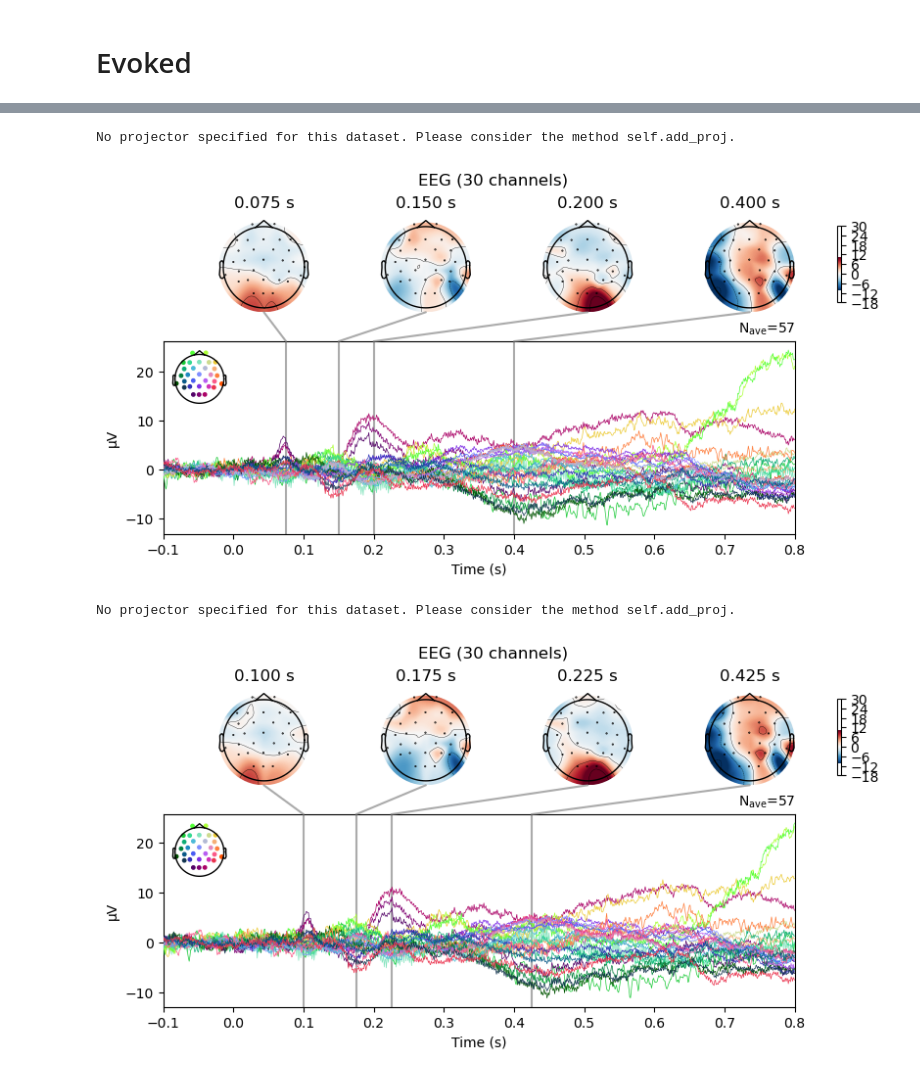
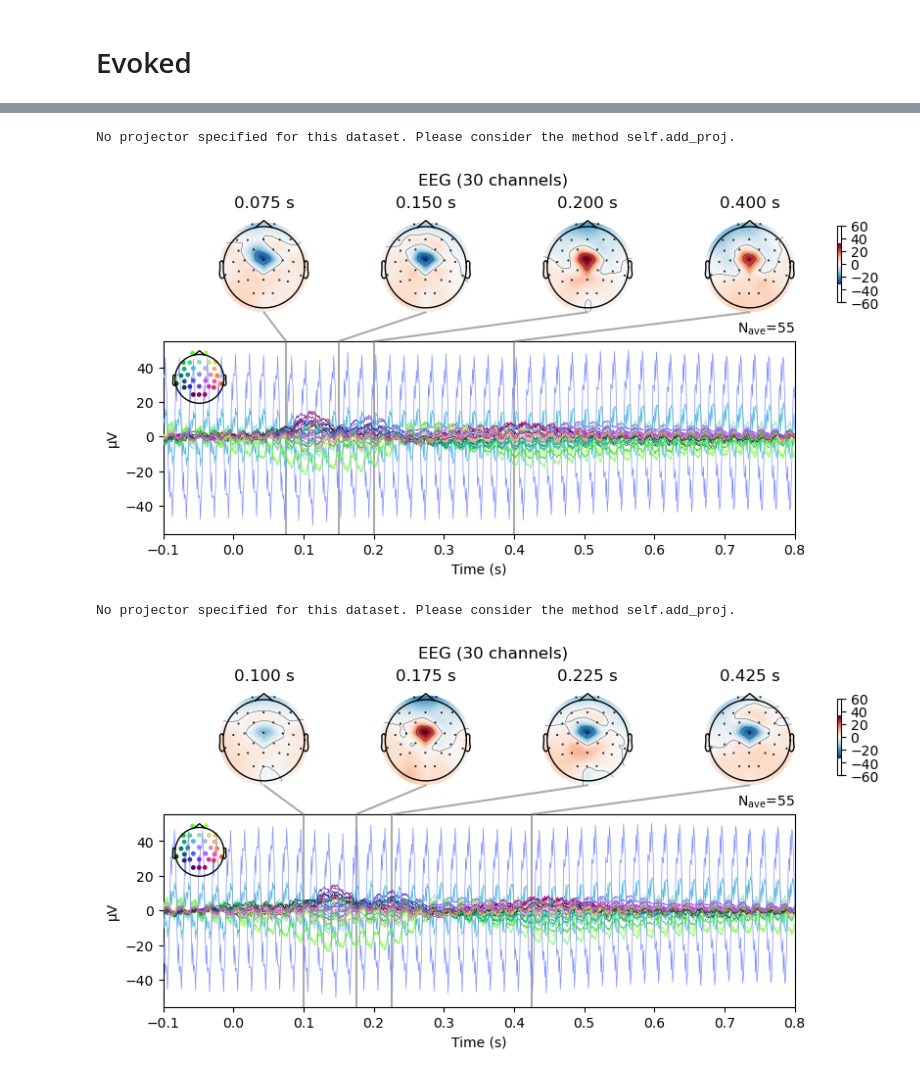
Before and after one commit to LinaWalk13/ore_EEG, a Jupyter notebook: diode_testing.ipynb, the cells around one changed output, grey strips where cells are left out. Drawn from its saved outputs; the diff is of its cells as text; code cells hidden in the pictures.

```diff
--- a/diode_testing.ipynb
+++ b/diode_testing.ipynb
@@ -273,12 +429,30 @@ combining channels using "mean"
 # %% [markdown]
 # Evoked
 # %%
-evoked_std_adjust = std_adjust.average()
-evoked_std_orig = std_orig.average()
+# Compute averages for the adjusted epochs
+evoked_nw_adjust = nw_adjust.average()
+evoked_nb_adjust = nb_adjust.average()
 
-evoked_dev_adjust = dev_adjust.average()
-evoked_dev_orig = dev_orig.average()
+evoked_sw_adjust = sw_adjust.average()
+evoked_sb_adjust = sb_adjust.average()
+evoked_sa_adjust = sa_adjust.average()
 
+evoked_hw_adjust = hw_adjust.average()
+evoked_hb_adjust = hb_adjust.average()
+evoked_ha_adjust = ha_adjust.average()
+
+# Compute averages for the original epochs
+evoked_nw_orig = nw_orig.average()
+evoked_nb_orig = nb_orig.average()
+
+evoked_sw_orig = sw_orig.average()
+evoked_sb_orig = sb_orig.average()
+evoked_sa_orig = sa_orig.average()
+
+evoked_hw_orig = hw_orig.average()
+evoked_hb_orig = hb_orig.average()
+evoked_ha_orig = ha_orig.average()
+# generally
 evoked_adjust = epochs_adjust.average()
 evoked_orig = epochs_orig.average()
 # %%
@@ -295,12 +469,12 @@ No projector specified for this dataset. Please consider the method self.add_pro
 # %%
 times_adjust = [0.075, 0.15, 0.2, 0.4]
 times_orig = [0.1, 0.175, 0.225, 0.425]
 
-evoked_dev_adjust.plot_joint(times=times_adjust);
-evoked_dev_orig.plot_joint(times=times_orig);
+evoked_hb_adjust.plot_joint(times=times_adjust);
+evoked_hb_orig.plot_joint(times=times_orig);
 # %% [output]
 No projector specified for this dataset. Please consider the method self.add_proj.
-[figure, old version]
+[figure, new version]
 No projector specified for this dataset. Please consider the method self.add_proj.
-[figure, old version]
+[figure, new version]
 # %%
```
Also changed, not shown: parts of 17 cells of this notebook, 1 other file.
